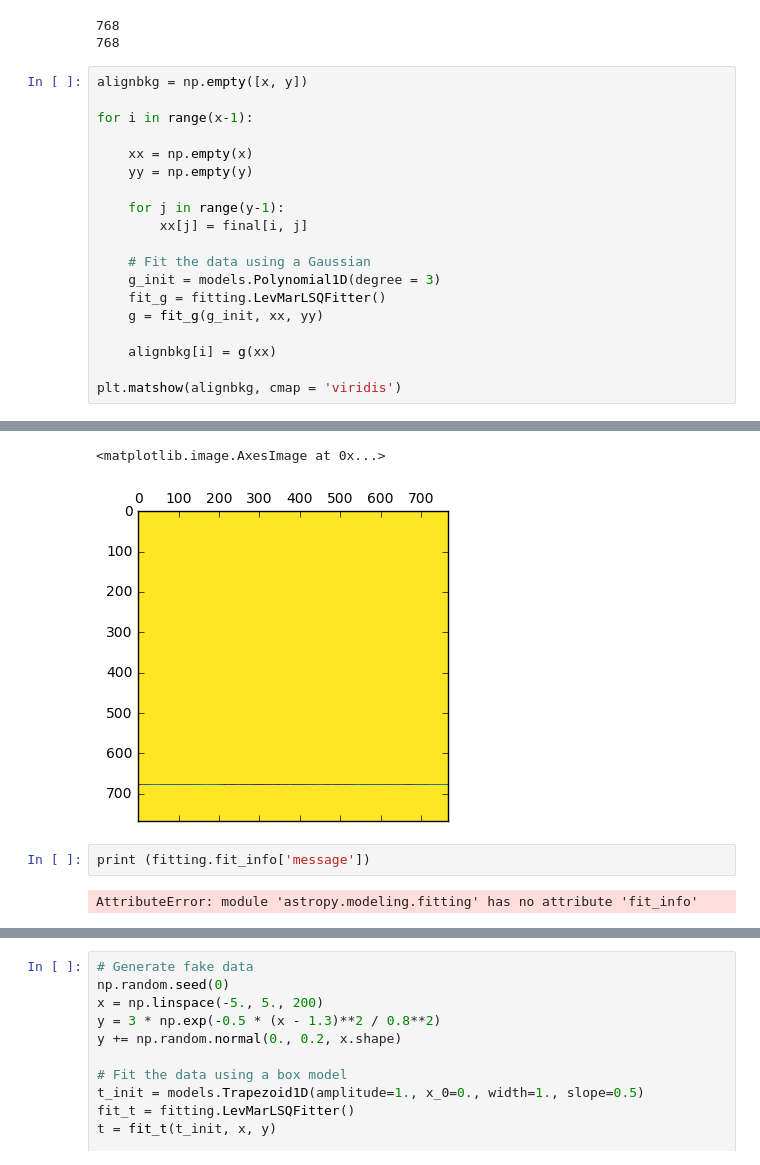
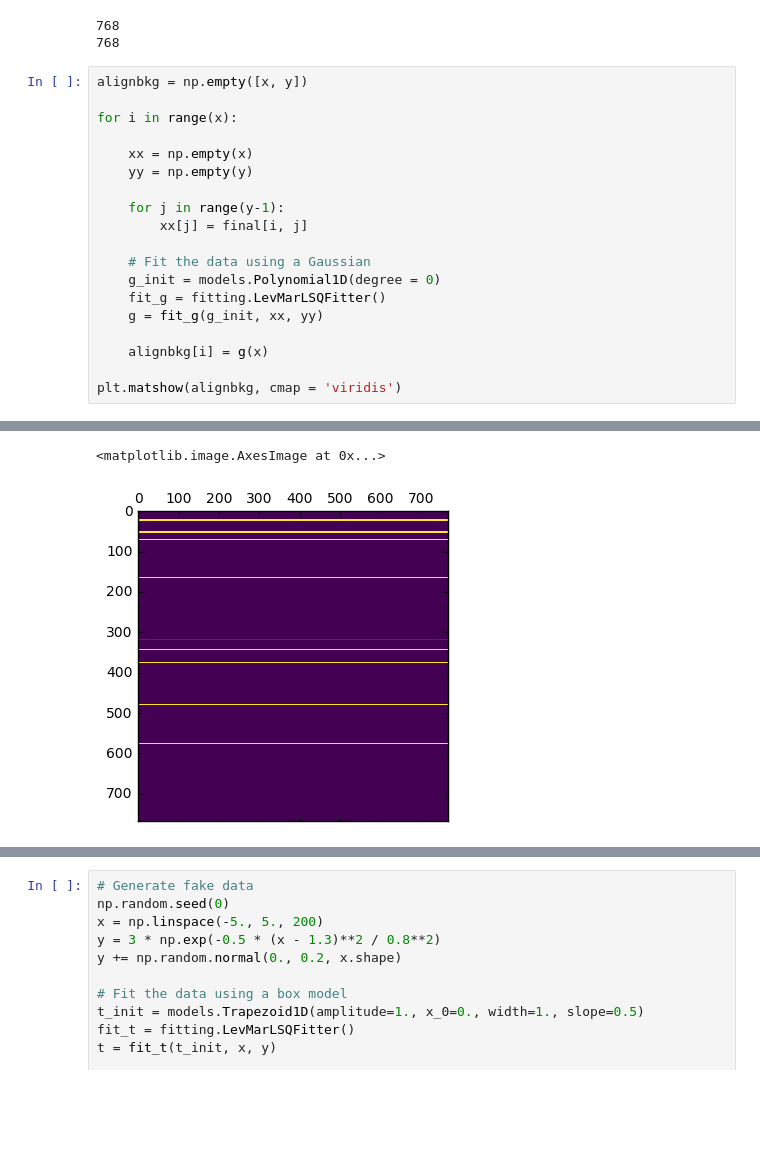
Before and after one commit to wfqethan/Capstone, a Jupyter notebook: ipynbs/AllignRows.ipynb, the cells around one changed output, grey strips where cells are left out. Drawn from its saved outputs; the diff is of its cells as text; blank space fills up the shorter version.

```diff
--- a/ipynbs/AllignRows.ipynb
+++ b/ipynbs/AllignRows.ipynb
@@ -43,7 +43,7 @@ print (y)
 # %%
 alignbkg = np.empty([x, y])
 
-for i in range(x-1):
+for i in range(x):
 
     xx = np.empty(x)
     yy = np.empty(y)
@@ -52,11 +52,11 @@ for i in range(x-1):
         xx[j] = final[i, j]
 
     # Fit the data using a Gaussian
-    g_init = models.Polynomial1D(degree = 3)
+    g_init = models.Polynomial1D(degree = 0)
     fit_g = fitting.LevMarLSQFitter()
     g = fit_g(g_init, xx, yy)
 
-    alignbkg[i] = g(xx)
+    alignbkg[i] = g(x)
 
 plt.matshow(alignbkg, cmap = 'viridis')
 # %% [output]
@@ -65,9 +64,5 @@ WARNING: The fit may be unsuccessful; check fit_info['message'] for more informa
 <matplotlib.image.AxesImage at 0x...>
-[figure, old version]
+[figure, new version]
-# %%
-print (fitting.fit_info['message'])
-# %% [output]
-AttributeError: module 'astropy.modeling.fitting' has no attribute 'fit_info'
 # %%
 test1 = final - alignbkg
 
```
Also changed, not shown: parts of 2 cells of this notebook, 2 other files.
